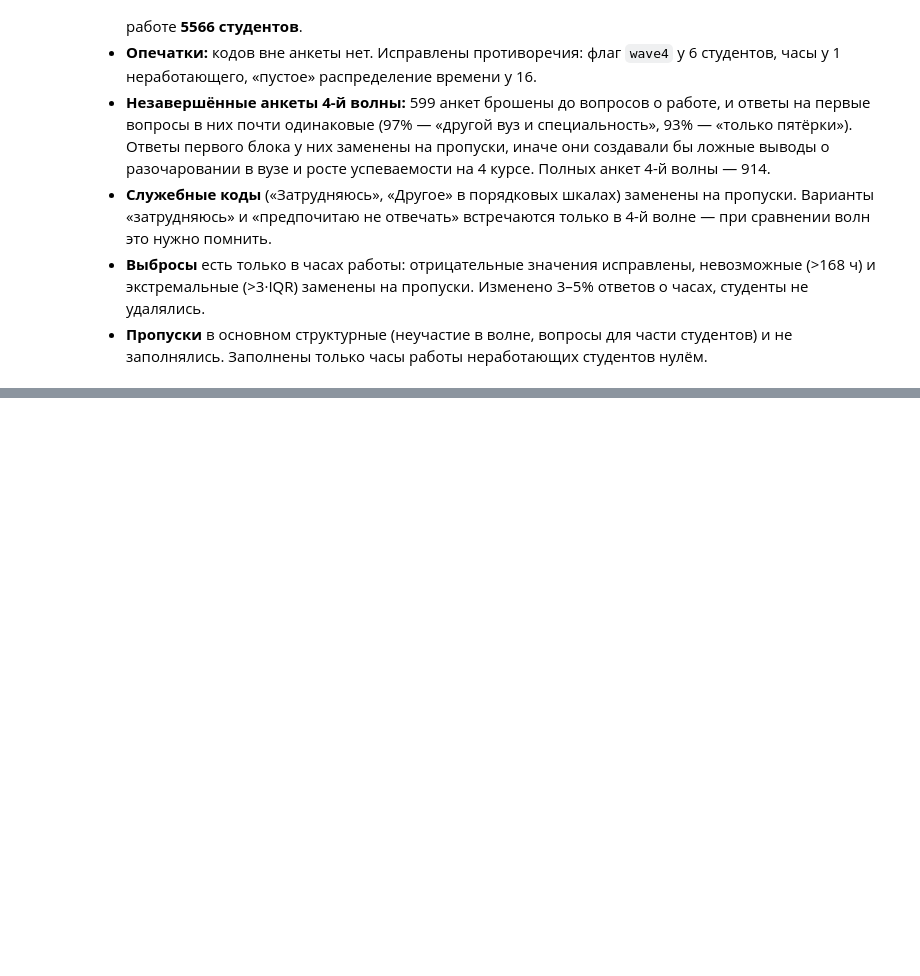
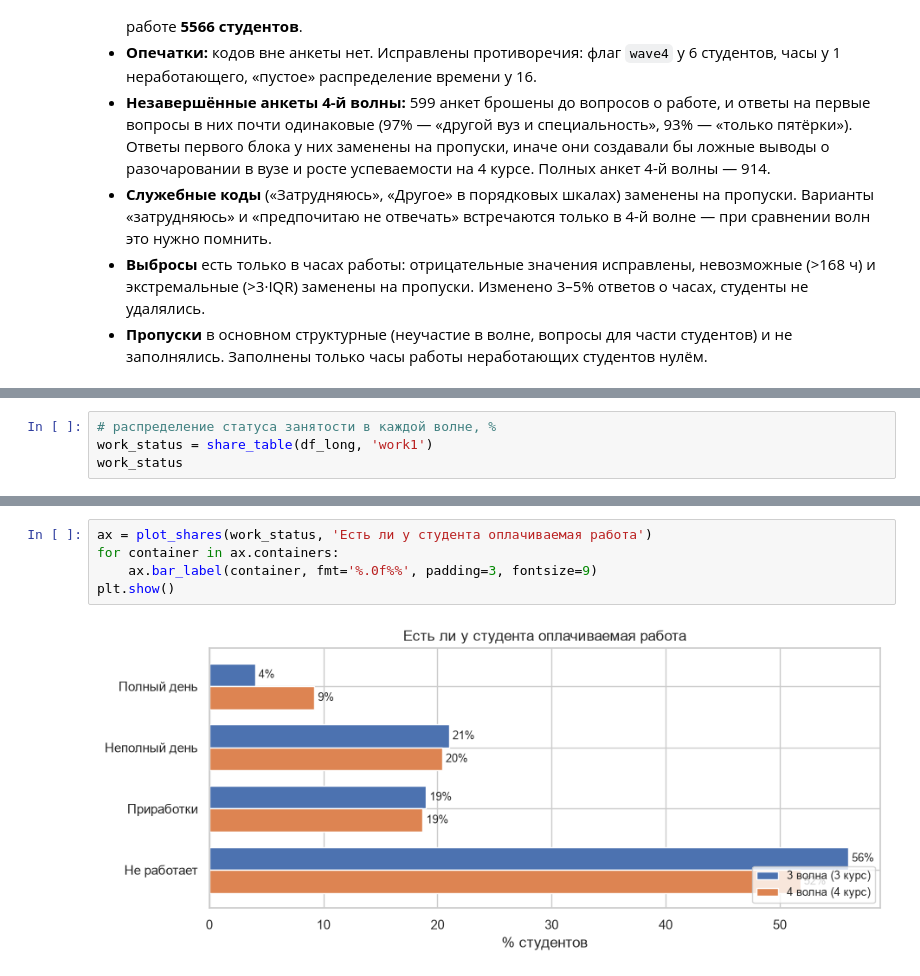
Before and after one commit to petushok08/Higher-Education-Research-Hackathon-2026, a Jupyter notebook: students_work_study_analysis.ipynb, the cells around one changed output, grey strips where cells are left out. Saved outputs shown, nothing was run; the diff lists cells and outputs as text; blank space fills up the shorter version.

```diff
--- a/students_work_study_analysis.ipynb
+++ b/students_work_study_analysis.ipynb
@@ -1169,0 +1389,4 @@ plt.show()
+# %%
+# распределение статуса занятости в каждой волне, %
+work_status = share_table(df_long, 'work1')
+work_status
@@ -1169,0 +1400,7 @@ plt.show()
+# %%
+ax = plot_shares(work_status, 'Есть ли у студента оплачиваемая работа')
+for container in ax.containers:
+    ax.bar_label(container, fmt='%.0f%%', padding=3, fontsize=9)
+plt.show()
+# %% [output]
+[figure, added]
```
Also changed, not shown: parts of 104 cells of this notebook, 2 other files.
